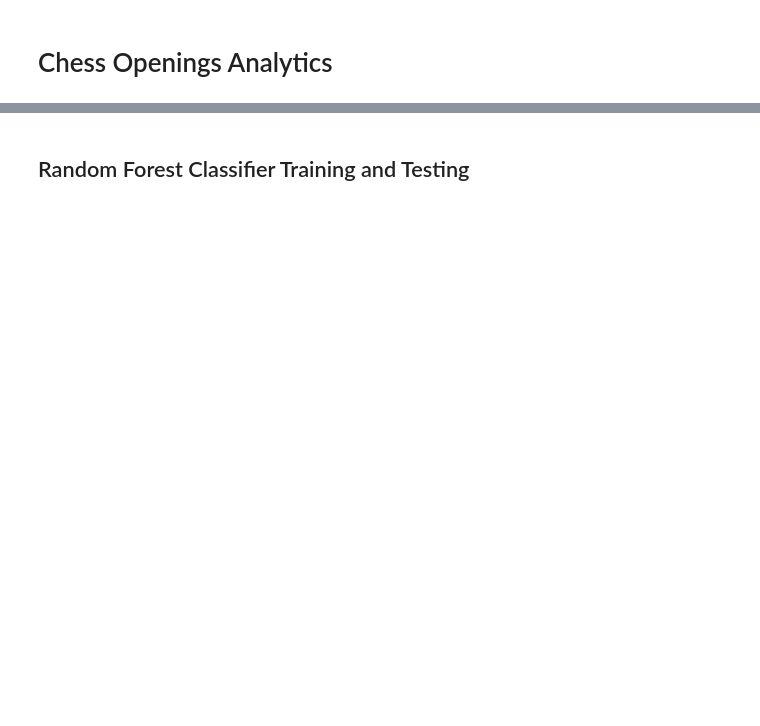
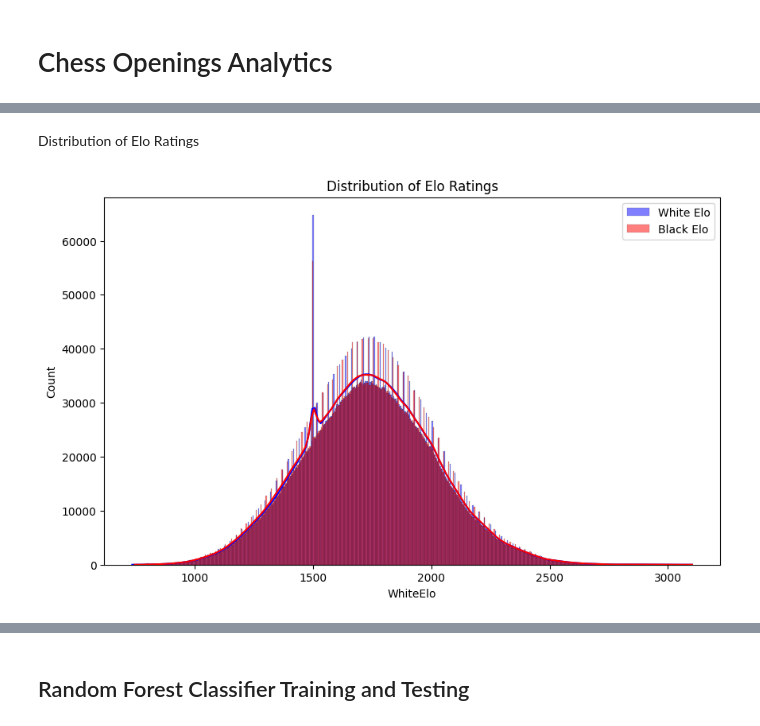
Before and after one commit to joelsebbu/chess_analytics, a Jupyter notebook: chess-data-analysis.ipynb, the cells around one changed output, grey strips where cells are left out. Drawn from its saved outputs; the diff is of its cells as text; code cells hidden in the pictures; blank space fills up the shorter version.

```diff
--- a/chess-data-analysis.ipynb
+++ b/chess-data-analysis.ipynb
@@ -2,0 +8,20 @@
+# %%
+
+# Replace this with your actual path
+# path = 'data/*.csv'
+path = 'lichess_db_standard_rated_2016-03/games/*.csv'
+
+# Use glob to get all the CSV file names in the specified path
+csv_files = glob.glob(path)
+print(csv_files)
+
+# Initialize an empty list to store DataFrames
+dataframes = []
+
+# Loop through each file and read it into a DataFrame
+for filename in csv_files:
+    df = pd.read_csv(filename)  # Read the CSV file
+    dataframes.append(df)  # Append the DataFrame to the list
+
+# Concatenate all DataFrames into a single DataFrame
+all_games = pd.concat(dataframes, ignore_index=True)
@@ -2,0 +82,14 @@
+# %% [markdown]
+Distribution of Elo Ratings
+# %%
+import seaborn as sns
+import matplotlib.pyplot as plt
+
+plt.figure(figsize=(10, 6))
+sns.histplot(all_games['WhiteElo'], color='blue', label='White Elo', kde=True)
+sns.histplot(all_games['BlackElo'], color='red', label='Black Elo', kde=True)
+plt.legend()
+plt.title('Distribution of Elo Ratings')
+plt.show()
+# %% [output]
+[figure, added]
```
Also changed, not shown: parts of 28 cells of this notebook, 1 other file.
